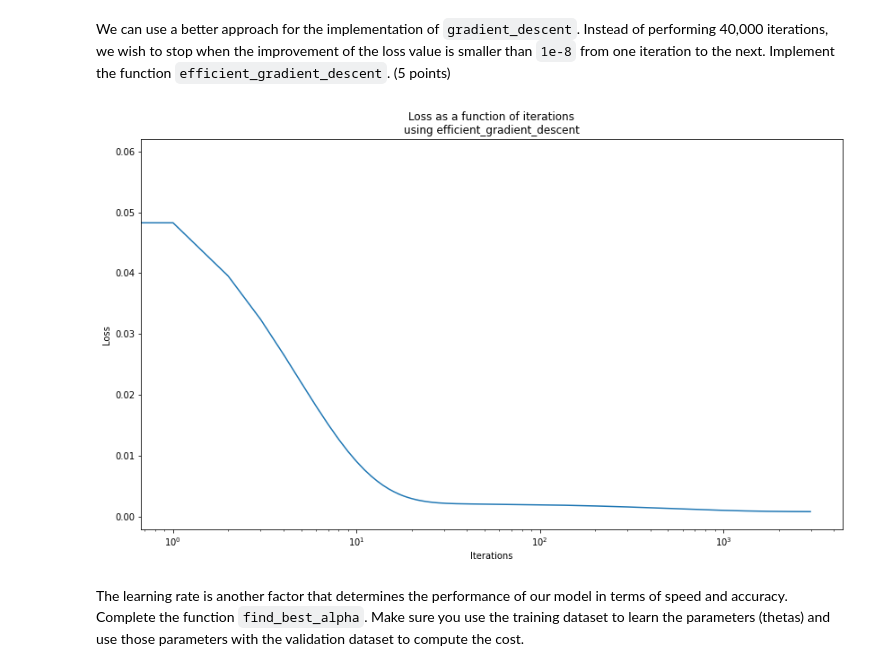
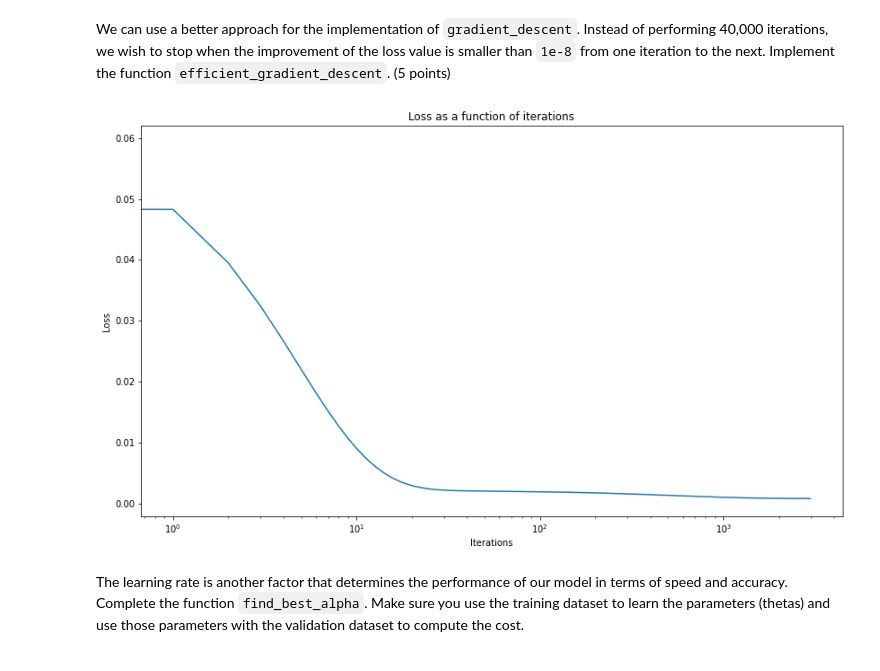
Before and after one commit to lotenn/Machine-Learning-from-Data-3141-2022-2, a Jupyter notebook: hwa1/hw1_201466349.ipynb, the cells around one changed output. Cells and saved outputs as stored; diff of their text form; code cells hidden in the pictures.

```diff
--- a/hwa1/hw1_201466349.ipynb
+++ b/hwa1/hw1_201466349.ipynb
@@ -266,9 +272,14 @@ theta, J_history = gradient_descent(X_train ,y_train, theta, alpha, iterations)
 # %% [markdown]
 You can evaluate the learning process by monitoring the loss as training progress. In the following graph, we visualize the loss as a function of the iterations. This is possible since we are saving the loss value at every iteration in the `J_history` array. This visualization might help you find problems with your code. Notice that since the network converges quickly, we are using logarithmic scale for the number of iterations.
 # %%
-plt.plot(np.arange(iterations), J_history)
-plt.xscale('log')
-plt.xlabel('Iterations')
-plt.ylabel('Loss')
-plt.title('Loss as a function of iterations')
-plt.show()
+def plot_loss_over_iterations(J_history, J_pinv=None, label=None):
+    plt.figure(figsize=(14, 8))
+    plt.plot(np.arange(len(J_history)), J_history, label=label)
+    plt.xscale('log')
+    plt.xlabel('Iterations')
+    plt.ylabel('Loss')
+    plt.title('Loss as a function of iterations')
+    if J_pinv:
+        plt.hlines(y = J_pinv, xmin = 0, xmax = len(J_history), color='r',
+                   linewidth = 1, linestyle = 'dashed')
+    plt.show()
@@ -365,15 +371,10 @@ theta = np.random.random(size=2)
 iterations = 40000
 alpha = 0.1
 theta, J_history = efficient_gradient_descent(X_train ,y_train, theta, alpha, iterations)
-# %%
-plt.plot(np.arange(len(J_history)), J_history)
-plt.xscale('log')
-plt.xlabel('Iterations')
-plt.ylabel('Loss')
-plt.title('Loss as a function of iterations\nusing efficient_gradient_descent')
-plt.show()
-# %% [output]
-[figure, removed]
+# %%
+plot_loss_over_iterations(J_history)
+# %% [output]
+[figure, added]
 # %% [markdown]
 The learning rate is another factor that determines the performance of our model in terms of speed and accuracy. Complete the function `find_best_alpha`. Make sure you use the training dataset to learn the parameters (thetas) and use those parameters with the validation dataset to compute the cost.
 # %%
```
Also changed, not shown: parts of 29 cells of this notebook.
